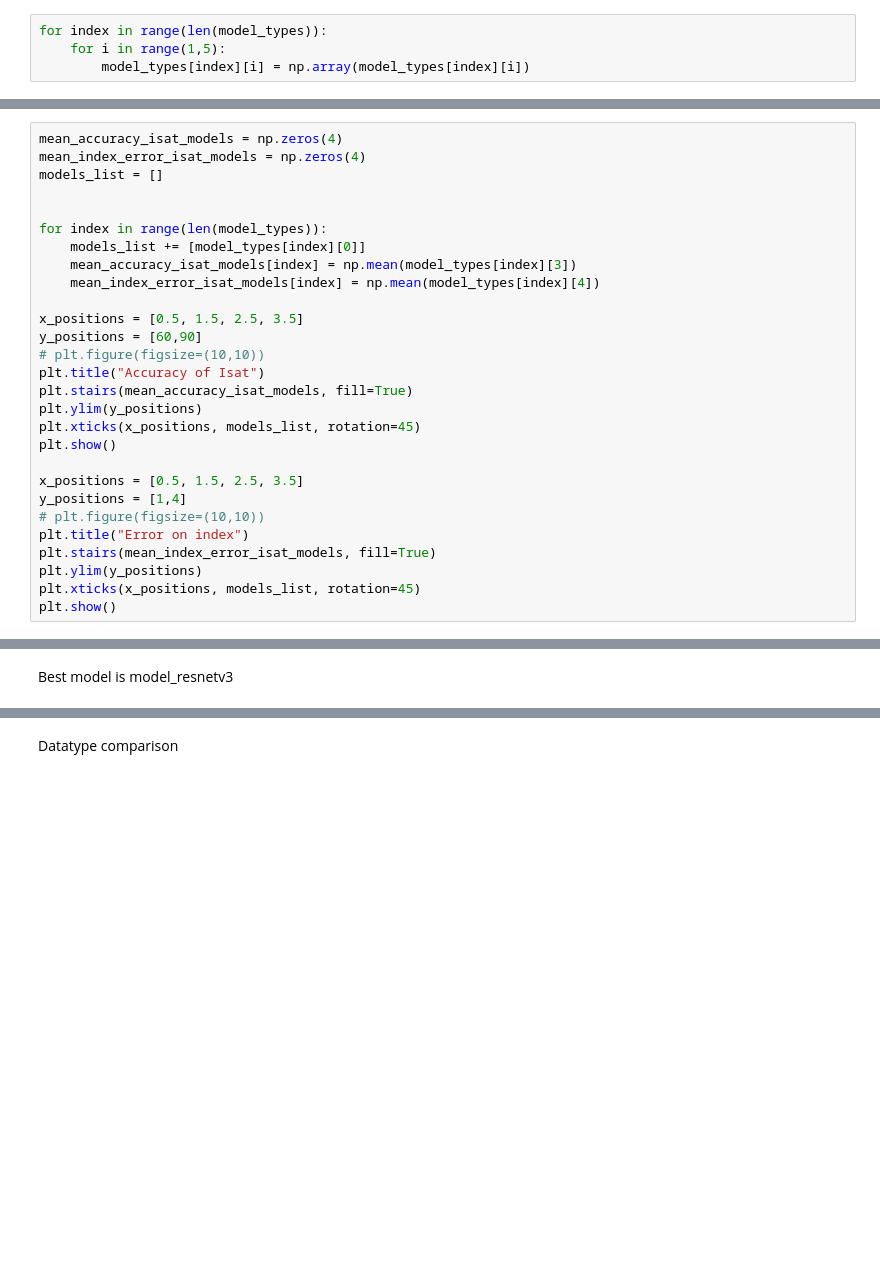
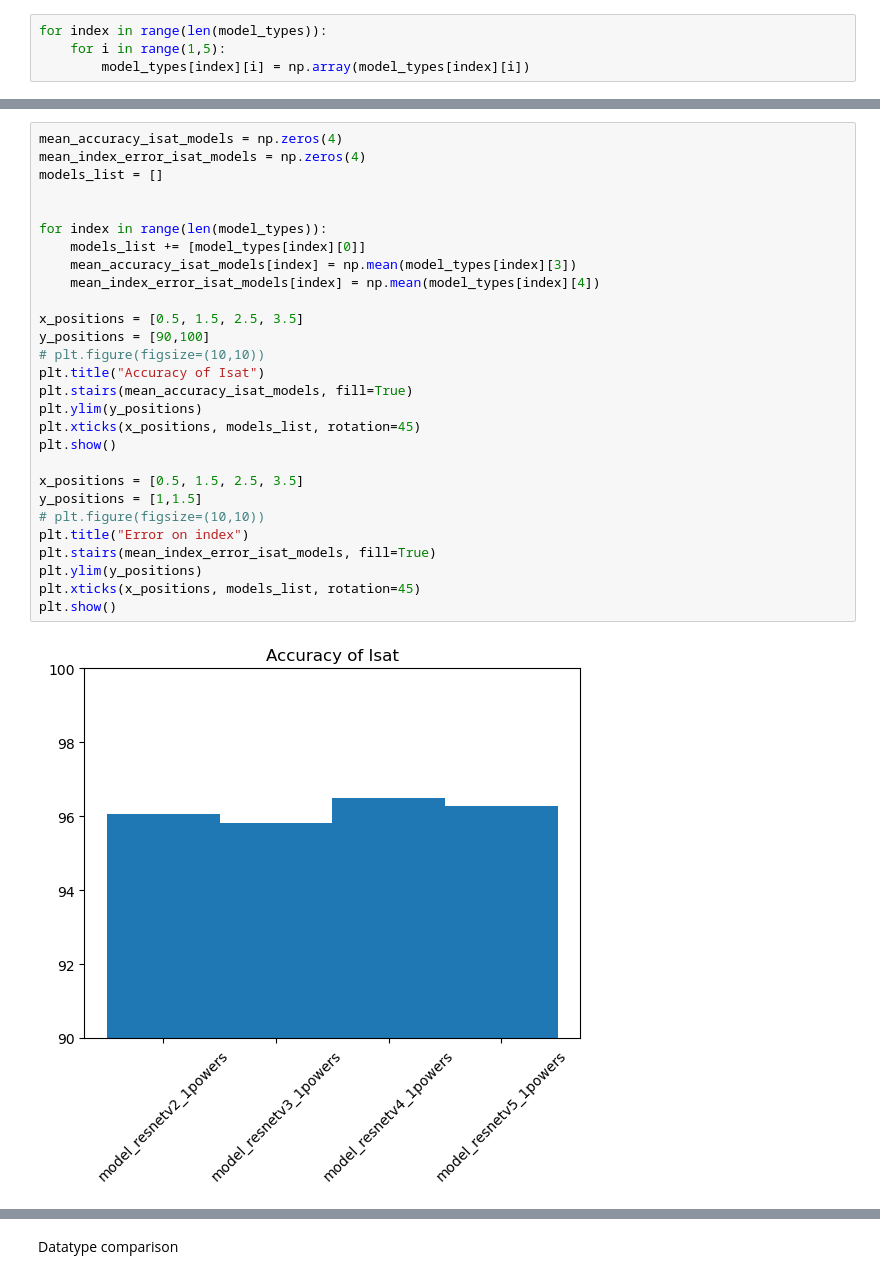
Before and after one commit to Quantum-Optics-LKB/xp2nlse-ml, a Jupyter notebook: single_power/benchmark_visualizer_single_power.ipynb, the cells around one changed output, grey strips where cells are left out. Saved outputs shown, nothing was run; the diff lists cells and outputs as text; blank space fills up the shorter version.

```diff
--- a/single_power/benchmark_visualizer_single_power.ipynb
+++ b/single_power/benchmark_visualizer_single_power.ipynb
@@ -96,28 +96,30 @@ plt.show()
 # %%
 mean_accuracy_isat_models = np.zeros(4)
 mean_index_error_isat_models = np.zeros(4)
 models_list = []
 
 
 for index in range(len(model_types)):
     models_list += [model_types[index][0]]
     mean_accuracy_isat_models[index] = np.mean(model_types[index][3])
     mean_index_error_isat_models[index] = np.mean(model_types[index][4])
 
 x_positions = [0.5, 1.5, 2.5, 3.5]
-y_positions = [60,90]
+y_positions = [90,100]
 # plt.figure(figsize=(10,10))
 plt.title("Accuracy of Isat")
 plt.stairs(mean_accuracy_isat_models, fill=True)
 plt.ylim(y_positions)
 plt.xticks(x_positions, models_list, rotation=45)
 plt.show()
 
 x_positions = [0.5, 1.5, 2.5, 3.5]
-y_positions = [1,4]
+y_positions = [1,1.5]
 # plt.figure(figsize=(10,10))
 plt.title("Error on index")
 plt.stairs(mean_index_error_isat_models, fill=True)
 plt.ylim(y_positions)
 plt.xticks(x_positions, models_list, rotation=45)
 plt.show()
+# %% [output]
+[figure, added]
@@ -124,2 +126,0 @@ plt.show()
-# %% [markdown]
-Best model is model_resnetv3
```
Also changed, not shown: parts of 7 cells of this notebook, 8 other files.
